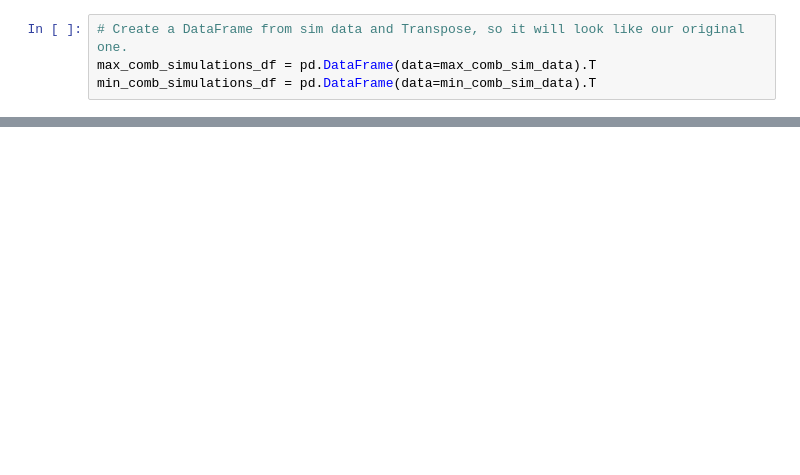
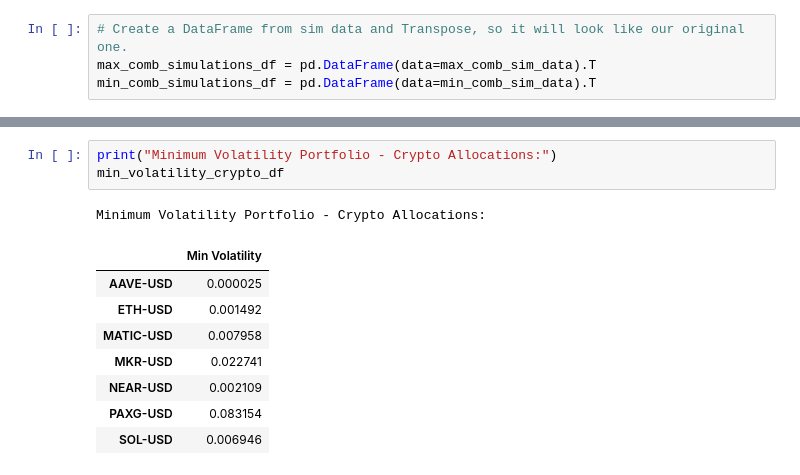
Before and after one commit to Xipilscode/CAPTS-Comprehensive_Allocation_and_Portfolio_Trading_Solution, a Jupyter notebook: capts.ipynb, the cells around one changed output, grey strips where cells are left out. Saved outputs shown, nothing was run; the diff lists cells and outputs as text; blank space fills up the shorter version.

```diff
--- a/capts.ipynb
+++ b/capts.ipynb
@@ -2400,0 +2133,13 @@ def mc_sim(num_of_portfolios, returns, num_selected_tickers):
+# %%
+print("Minimum Volatility Portfolio - Crypto Allocations:")
+min_volatility_crypto_df
+# %% [output]
+Minimum Volatility Portfolio - Crypto Allocations:
+|  | Min Volatility |
+| AAVE-USD | 0.000025 |
+| ETH-USD | 0.001492 |
+| MATIC-USD | 0.007958 |
+| MKR-USD | 0.022741 |
+| NEAR-USD | 0.002109 |
+| PAXG-USD | 0.083154 |
+| SOL-USD | 0.006946 |
```
Also changed, not shown: parts of 111 cells of this notebook.
